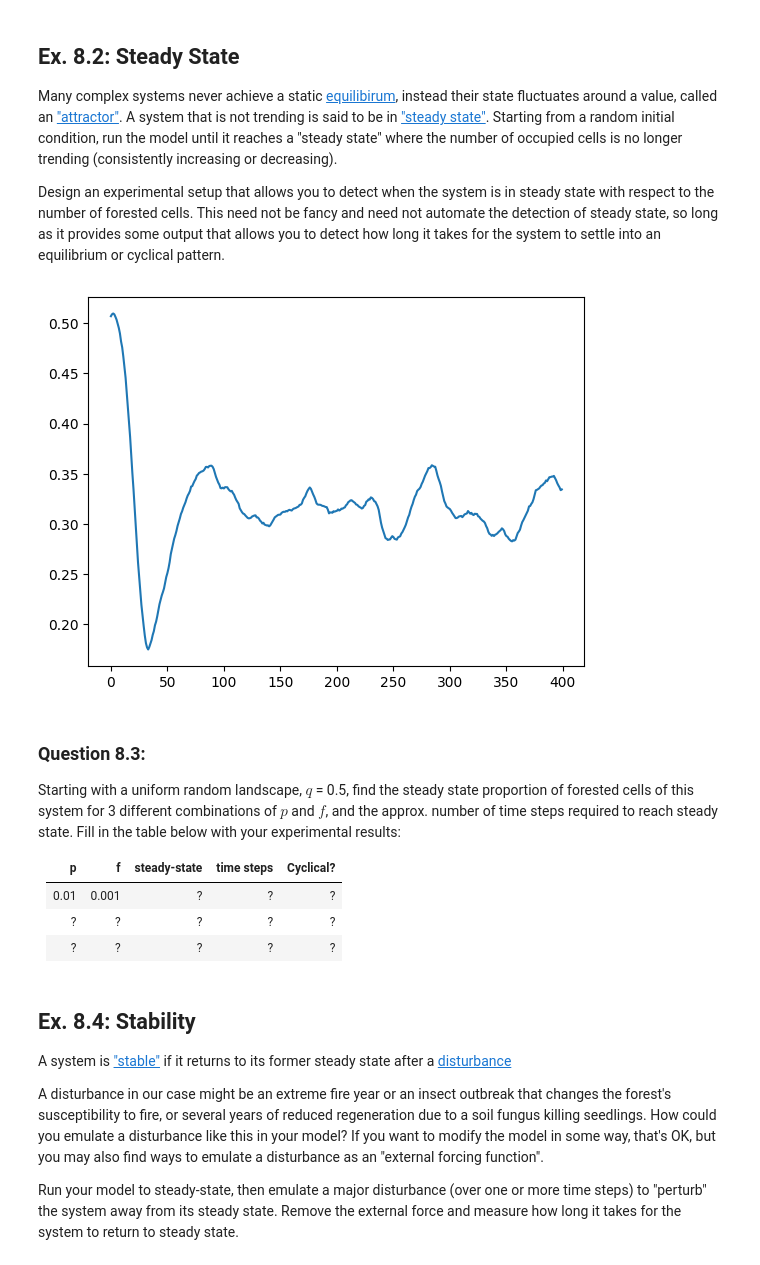
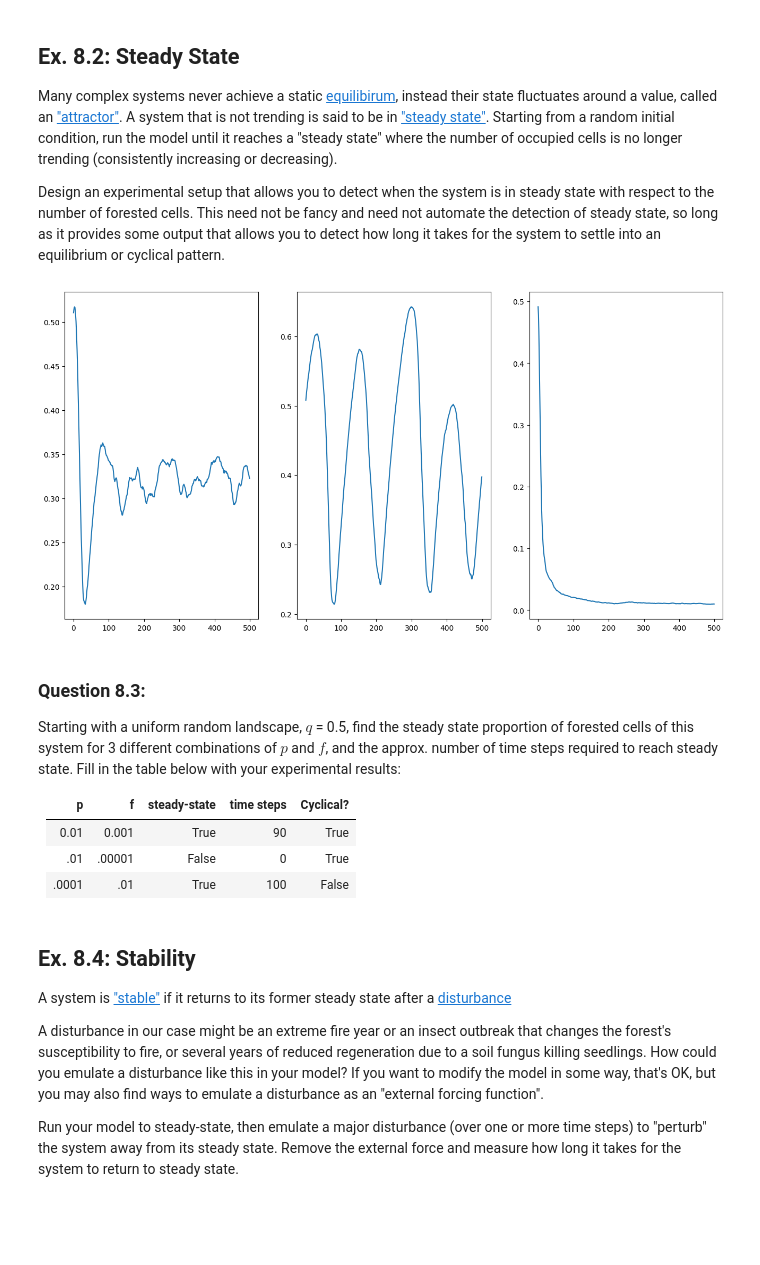
Before and after one commit to Gipir/cap-comp215, a Jupyter notebook: labs/lab07 copy.ipynb, the cells around one changed output. Saved outputs shown, nothing was run; the diff lists cells and outputs as text; code cells hidden in the pictures; blank space fills up the shorter version.

```diff
--- a/labs/lab07 copy.ipynb
+++ b/labs/lab07 copy.ipynb
@@ -244,16 +252,30 @@ Starting from a random initial condition, run the model until it reaches a "stea
 
 Design an experimental setup that allows you to detect when the system is in steady state with respect to the number of forested cells.
 This need not be fancy and need not automate the detection of steady state, so long as it provides some output that allows you to detect how long it takes for the system to settle into an equilibrium or cyclical pattern.
-# %%
-steady = ForestFire(100)
-for i in range(400):
-    steady.step()
-plt.plot(steady.historical_occupation)
-plt.show()
-def is_equilimbrium(forest):
-    forest_copy =
-# %% [output]
-[figure, removed]
+# %%
+plt.subplots(figsize=(16, 8))
+
+steady_and_cyclical = ForestFire(100,p=0.01,f=0.001)
+for i in range(500):
+    steady_and_cyclical.step()
+plt.subplot(1, 3, 1)
+plt.plot(steady_and_cyclical.historical_occupation)
+
+cyclical = ForestFire(100,p=0.01,f=0.00001)
+for i in range(500):
+    cyclical.step()
+plt.subplot(1, 3, 2)
+plt.plot(cyclical.historical_occupation)
+
+steady = ForestFire(100,p=0.0001,f=0.01)
+for i in range(500):
+    steady.step()
+plt.subplot(1, 3, 3)
+plt.plot(steady.historical_occupation)
+
+plt.show()
+# %% [output]
+[figure, added]
 # %% [markdown]
 ### Question 8.3:
 Starting with a uniform random landscape, $q$ = 0.5, find the steady state proportion of forested cells of this system for 3 different combinations of $p$ and $f$, and the approx. number of time steps required to reach steady state.
@@ -261,9 +283,9 @@ Fill in the table below with your experimental results:
 
 | p  | f   | steady-state | time steps | Cyclical? |
 |----|-----|--------------|------------|-----------|
-| 0.01 | 0.001 | ?        | ?          | ?         |
-| ?  | ?   | ?            | ?          | ?         |
-| ?  | ?   | ?            | ?          | ?         |
+| 0.01 | 0.001 | True        | 90          | True         |
+| .01  | .00001   | False            | 0          | True         |
+| .0001  | .01   | True            | 100          | False         |
 # %% [markdown]
 ## Ex. 8.4: Stability
 A system is ["stable"](https://en.wikipedia.org/wiki/Ecological_stability) if it returns to its former steady state after a [disturbance](https://en.wikipedia.org/wiki/Disturbance_(ecology))
```
Also changed, not shown: parts of 9 cells of this notebook.
